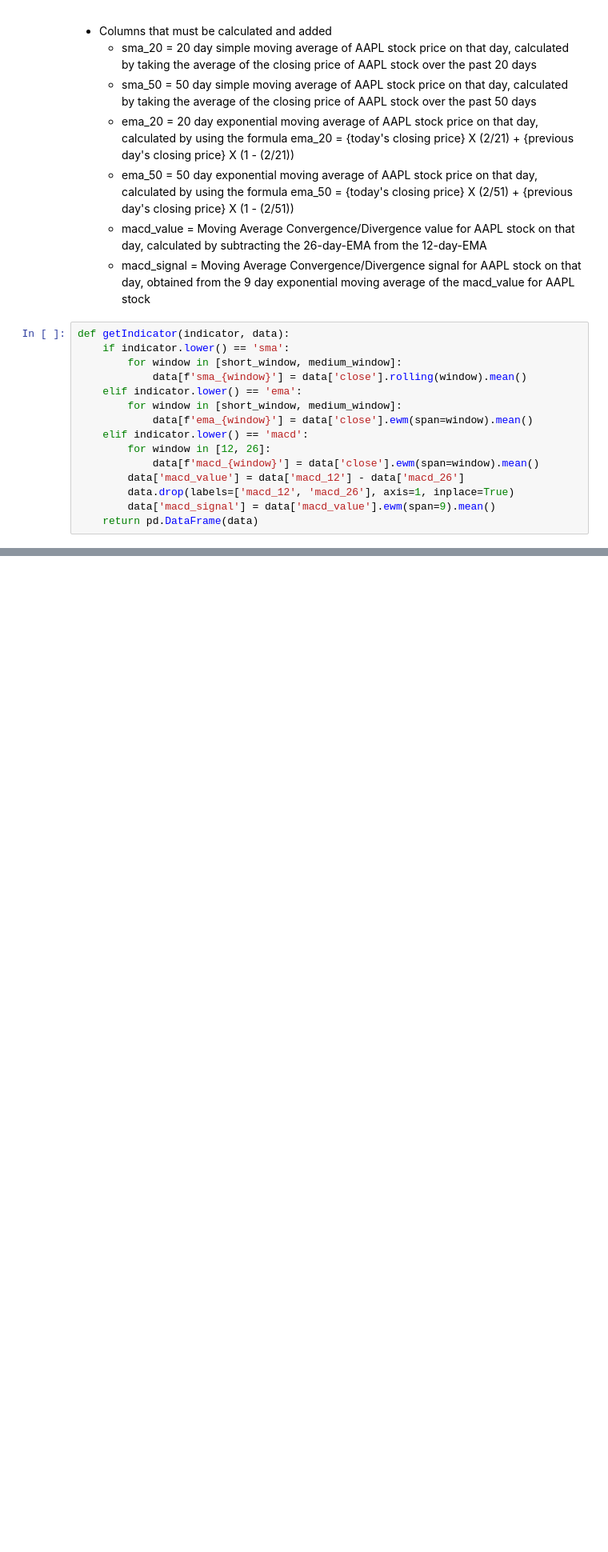
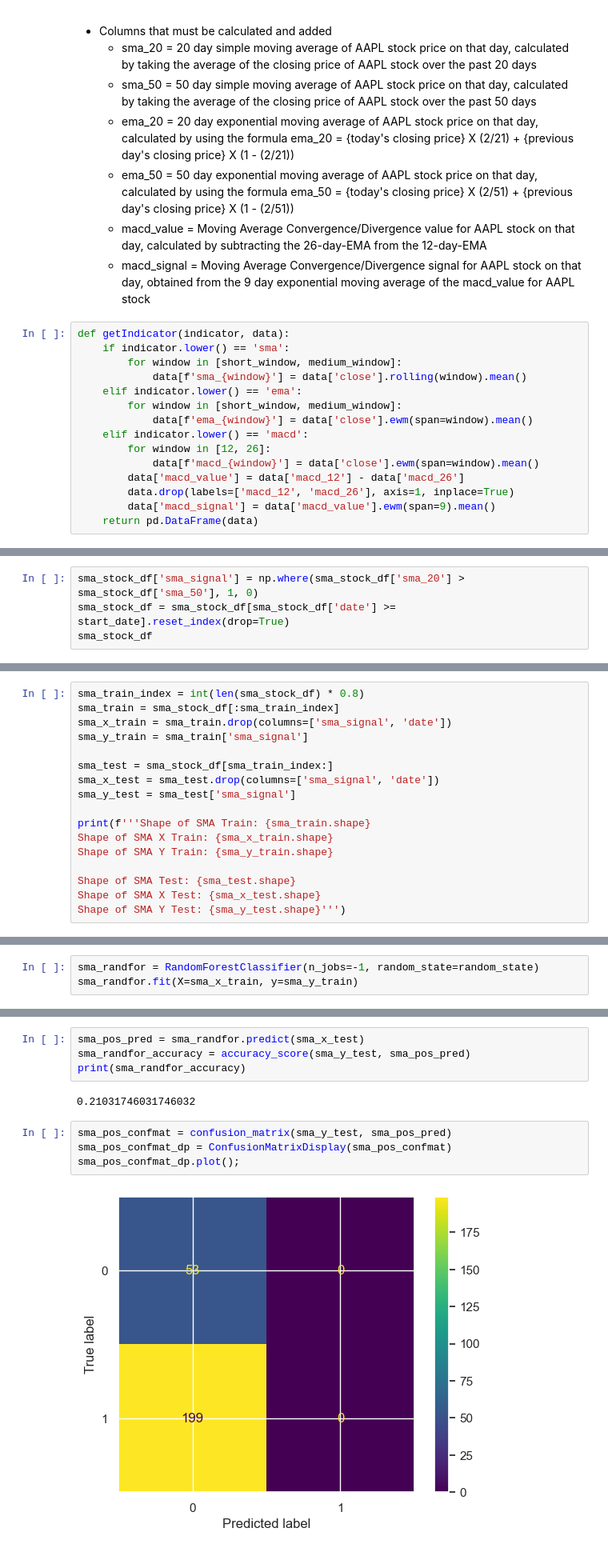
Before and after one commit to CodeLutetium/SC1015-Stock-Predictor, a Jupyter notebook: Playground/tech_indicators.ipynb, the cells around one changed output, grey strips where cells are left out. Shown at 80% size. Drawn from its saved outputs; the diff is of its cells as text; blank space fills up the shorter version.

```diff
--- a/Playground/tech_indicators.ipynb
+++ b/Playground/tech_indicators.ipynb
@@ -278,0 +258,4 @@ macd_fig.show()
+# %%
+sma_stock_df['sma_signal'] = np.where(sma_stock_df['sma_20'] > sma_stock_df['sma_50'], 1, 0)
+sma_stock_df = sma_stock_df[sma_stock_df['date'] >= start_date].reset_index(drop=True)
+sma_stock_df
@@ -278,0 +372,17 @@ macd_fig.show()
+# %%
+sma_train_index = int(len(sma_stock_df) * 0.8)
+sma_train = sma_stock_df[:sma_train_index]
+sma_x_train = sma_train.drop(columns=['sma_signal', 'date'])
+sma_y_train = sma_train['sma_signal']
+
+sma_test = sma_stock_df[sma_train_index:]
+sma_x_test = sma_test.drop(columns=['sma_signal', 'date'])
+sma_y_test = sma_test['sma_signal']
+
+print(f'''Shape of SMA Train: {sma_train.shape}
+Shape of SMA X Train: {sma_x_train.shape}
+Shape of SMA Y Train: {sma_y_train.shape}
+
+Shape of SMA Test: {sma_test.shape}
+Shape of SMA X Test: {sma_x_test.shape}
+Shape of SMA Y Test: {sma_y_test.shape}''')
@@ -278,0 +399,3 @@ macd_fig.show()
+# %%
+sma_randfor = RandomForestClassifier(n_jobs=-1, random_state=random_state)
+sma_randfor.fit(X=sma_x_train, y=sma_y_train)
@@ -278,0 +406,12 @@ macd_fig.show()
+# %%
+sma_pos_pred = sma_randfor.predict(sma_x_test)
+sma_randfor_accuracy = accuracy_score(sma_y_test, sma_pos_pred)
+print(sma_randfor_accuracy)
+# %% [output]
+0.21031746031746032
+# %%
+sma_pos_confmat = confusion_matrix(sma_y_test, sma_pos_pred)
+sma_pos_confmat_dp = ConfusionMatrixDisplay(sma_pos_confmat)
+sma_pos_confmat_dp.plot();
+# %% [output]
+[figure, added]
```
Also changed, not shown: parts of 58 cells of this notebook, 1 other file.
